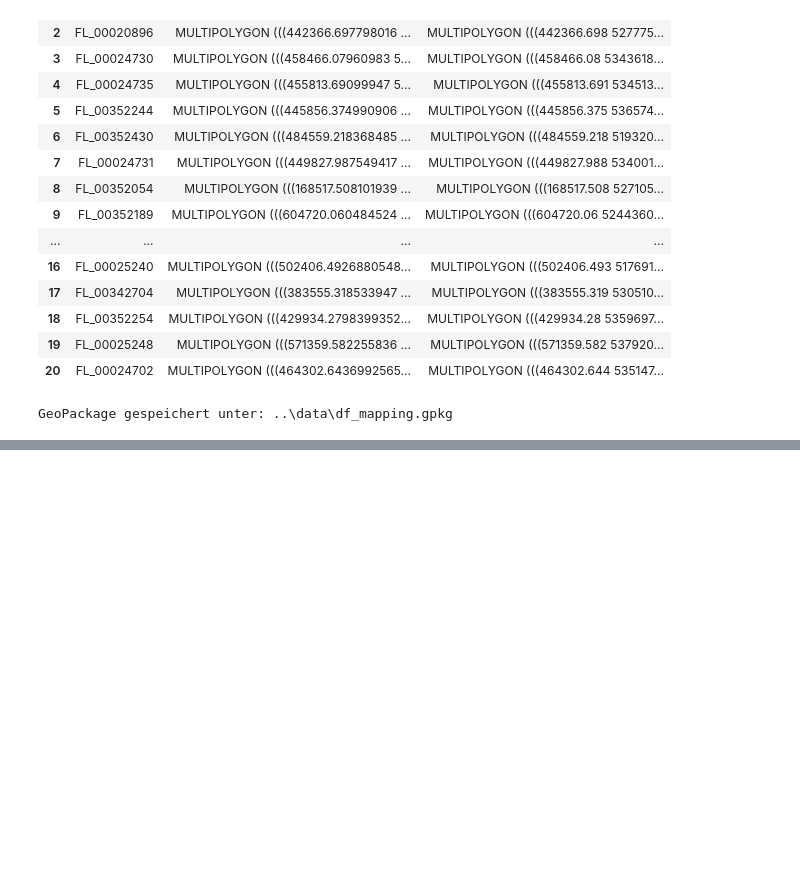
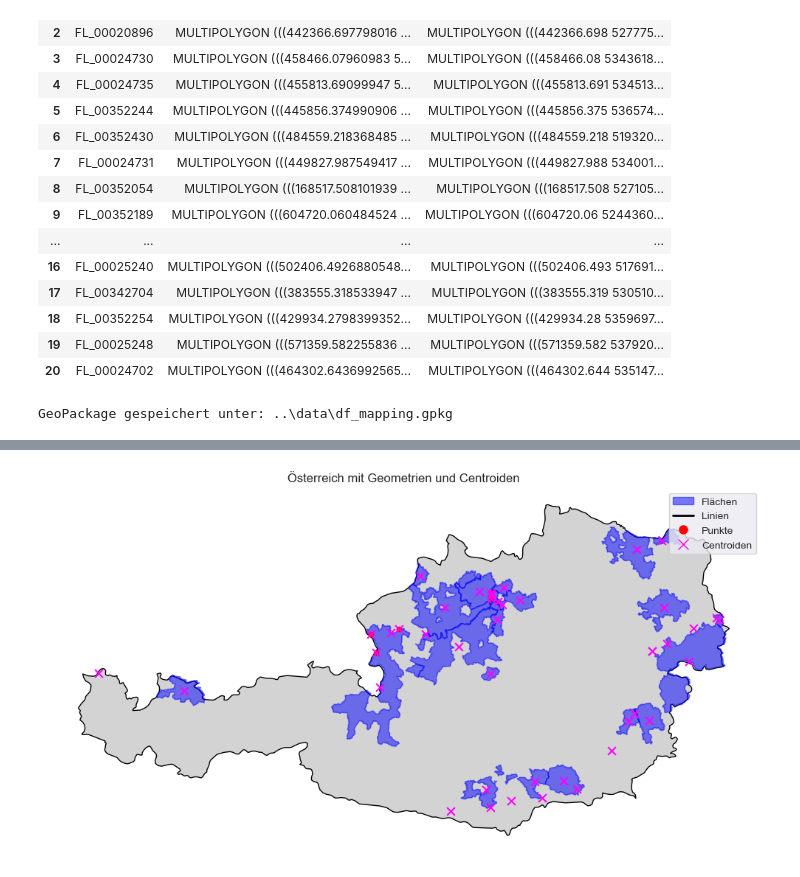
Before and after one commit to johannesgl4d0s/ersatzwerte_project, a Jupyter notebook: notebooks/02_data_wrangling_temp.ipynb, the cells around one changed output, grey strips where cells are left out. Drawn from its saved outputs; the diff is of its cells as text; code cells hidden in the pictures; blank space fills up the shorter version.

```diff
--- a/notebooks/02_data_wrangling_temp.ipynb
+++ b/notebooks/02_data_wrangling_temp.ipynb
@@ -377,3 +379,7 @@ gdf.to_file(gpkg_path, layer='mapping', driver='GPKG')
 print("GeoPackage gespeichert unter:", gpkg_path)
 # %% [output]
 GeoPackage gespeichert unter: ..\data\df_mapping.gpkg
+# %%
+
+gpkg_path = os.path.join('..', 'data', 'df_mapping.gpkg')
+df_mapping = gpd.read_file(gpkg_path)
@@ -379,0 +627,55 @@ GeoPackage gespeichert unter: ..\data\df_mapping.gpkg
+# %%
+df_mapping['geometry'] = df_mapping['geom_g'].apply(wkt.loads)
+gdf = gpd.GeoDataFrame(df_mapping, geometry='geometry', crs='EPSG:32633')
+
+# 2. Centroid direkt in gdf berechnen (in EPSG:32633)
+gdf['centroid'] = gdf.geometry.centroid
+
+# 3. Österreich-Grenze laden und in Dein CRS holen
+countries_url = "https://raw.githubusercontent.com/datasets/geo-countries/master/data/countries.geojson"
+world        = gpd.read_file(countries_url)
+if 'ADMIN' in world.columns:
+    austria = world[world['ADMIN']=='Austria'].to_crs(gdf.crs)
+else:
+    austria = world[world['name']=='Austria'].to_crs(gdf.crs)
+
+# 4. Layer nach Typ
+polygons = gdf[gdf.geometry.geom_type.isin(['Polygon','MultiPolygon'])]
+lines    = gdf[gdf.geometry.geom_type.isin(['LineString','MultiLineString'])]
+points   = gdf[gdf.geometry.geom_type == 'Point']
+
+# 5. Ein GeoDataFrame nur für Centroiden
+centroids = gpd.GeoDataFrame(gdf, geometry='centroid', crs=gdf.crs)
+
+# 6. Plot aufbauen
+fig, ax = plt.subplots(figsize=(10,10))
+# Background
+austria.plot(ax=ax, color='lightgray', edgecolor='black', zorder=0)
+
+# Deine Geometrien
+polygons.plot(ax=ax, facecolor='blue',  edgecolor='blue',  alpha=0.5, zorder=1)
+lines   .plot(ax=ax, color='black', linewidth=2,               zorder=2)
+points  .plot(ax=ax, color='red',   markersize=20,             zorder=3)
+
+# Centroiden
+centroids.plot(ax=ax,
+               color='magenta',
+               marker='x',
+               markersize=60,
+               zorder=4)
+
+# 7. Legende manuell
+legend_elems = [
+    Patch(facecolor='blue', edgecolor='blue', alpha=0.5, label='Flächen'),
+    Line2D([0],[0], color='black',   lw=2,   label='Linien'),
+    Line2D([0],[0], marker='o', color='red',   linestyle='', markersize=8, label='Punkte'),
+    Line2D([0],[0], marker='x', color='magenta', linestyle='', markersize=10, label='Centroiden'),
+]
+ax.legend(handles=legend_elems, loc='upper right')
+
+ax.set_title("Österreich mit Geometrien und Centroiden")
+ax.set_axis_off()
+plt.tight_layout()
+plt.show()
+# %% [output]
+[figure, added]
```
Also changed, not shown: parts of 28 cells of this notebook.
